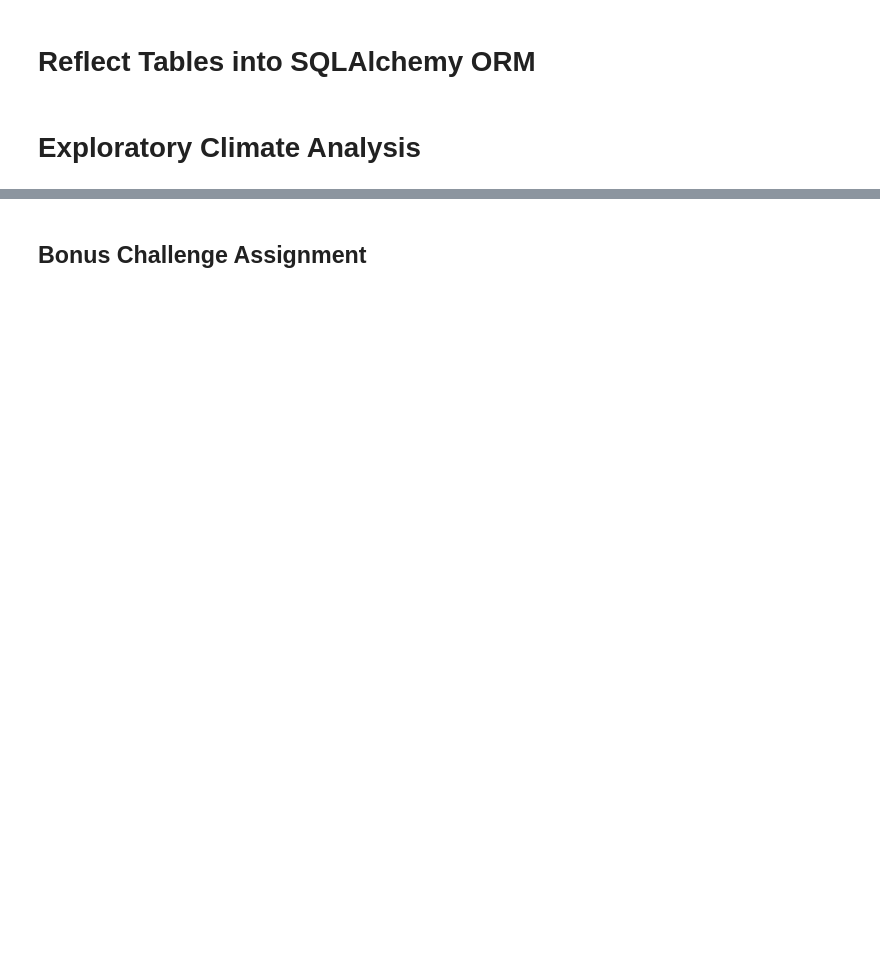
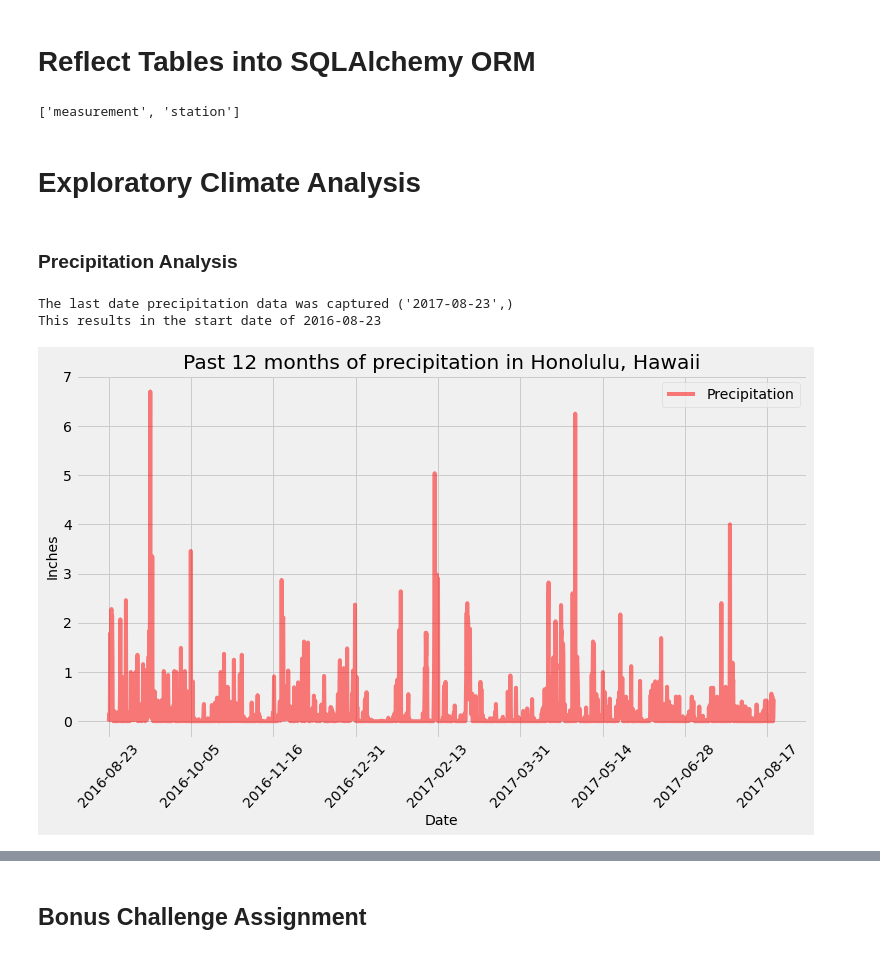
Before and after one commit to TheGreekGoddess/Data_Analysis_using_SQL_Alchemy, a Jupyter notebook: climate_starter.ipynb, the cells around one changed output, grey strips where cells are left out. Drawn from its saved outputs; the diff is of its cells as text; code cells hidden in the pictures; blank space fills up the shorter version.

```diff
--- a/climate_starter.ipynb
+++ b/climate_starter.ipynb
@@ -18,29 +18,67 @@ from sqlalchemy import create_engine, func
 # %%
 # Create Engine
-engine = create_engine("sqlite:///Resources/hawaii.sqlite")
+engine = create_engine("sqlite:///Resources/hawaii.sqlite", echo=False)
 connection = engine.connect()
 # %%
-# reflect an existing database into a new model
+# Reflect an existing database into a new model
+Base = automap_base()
 
-# reflect the tables
+# Reflect the tables
+Base.prepare(engine, reflect=True)
 # %%
 # We can view all of the classes that automap found
+Base.classes.keys()
+# %% [output]
+['measurement', 'station']
 # %%
 # Save references to each table
+Measurement = Base.classes.measurement
+Station = Base.classes.station
 # %%
 # Create our session (link) from Python to the DB
+session = Session(engine)
 # %% [markdown]
 # Exploratory Climate Analysis
+# %% [markdown]
+### Precipitation Analysis
 # %%
 # Design a query to retrieve the last 12 months of precipitation data and plot the results
 
-# Calculate the date 1 year ago from the last data point in the database
+# Retrieve and print the last date precipitation data was captured
+end_date = session.query(Measurement.date).order_by(Measurement.date.desc()).first()
+print (f"The last date precipitation data was captured", end_date)
+
+# Calculate and print the date 1 year ago from the last data point in the database
+start_date = dt.date(2017, 8, 23) - dt.timedelta(days=365)
+print (f"This results in the start date of", start_date)
 
 # Perform a query to retrieve the data and precipitation scores
+climate_data = session.query(Measurement.date, Measurement.prcp).\
+    filter(Measurement.date >= start_date).order_by(Measurement.date).all()
 
 # Save the query results as a Pandas DataFrame and set the index to the date column
+climate_df = pd.DataFrame(climate_data, columns = ["Date", "Precipitation"])
 
-# Sort the dataframe by date
+# Sort the dataframe by date and drop rows with missing data
+climate_df.set_index("Date", inplace=True)
+climate_df.sort_index()
+climate_df = climate_df.dropna()
 
 # Use Pandas Plotting with Matplotlib to plot the data
+Honolulu_data = climate_df.plot (color = "red", alpha = .5, figsize = (11,7))
+
+# Set the title, legend and x & y axis labels
+plt.title("Past 12 months of precipitation in Honolulu, Hawaii")
+plt.legend(["Precipitation"], loc = "best")
+plt.xlabel("Date", fontsize = 14)
+plt.xticks(fontsize = 14, rotation = 47)
+plt.ylabel("Inches", fontsize = 14)
+
+# Show and resize the plot
+plt.tight_layout()
+plt.show()
+# %% [output]
+The last date precipitation data was captured ('2017-08-23',)
+This results in the start date of 2016-08-23
+[figure, added]
 # %%
```
Also changed, not shown: parts of 11 cells of this notebook.
